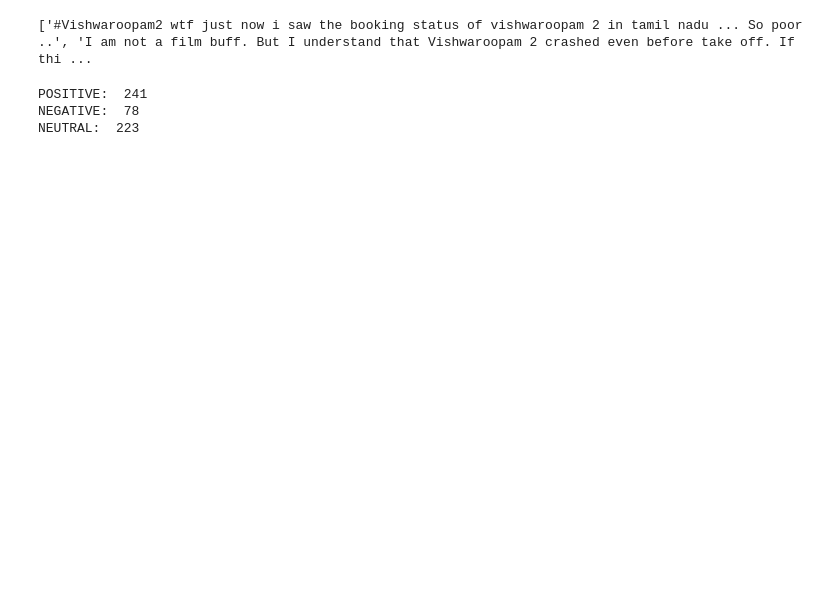
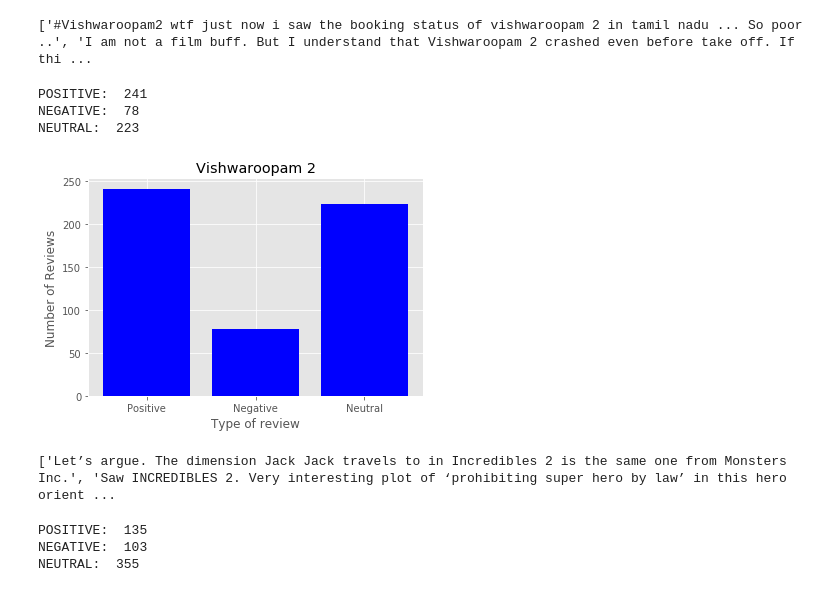
Before and after one commit to Sudha247/Sentiment-Analysis-Experiments, a Jupyter notebook: Movie.ipynb, the cells around one changed output. Saved outputs shown, nothing was run; the diff lists cells and outputs as text; code cells hidden in the pictures; blank space fills up the shorter version.

```diff
--- a/Movie.ipynb
+++ b/Movie.ipynb
@@ -33,3 +33,55 @@ print("NEUTRAL: ", neutral)
 POSITIVE:  241
 NEGATIVE:  78
 NEUTRAL:  223
+# %%
+import matplotlib.pyplot as plt
+%matplotlib inline
+plt.style.use('ggplot')
+
+x = ['Positive', 'Negative', 'Neutral']
+values = [positive, negative, neutral]
+
+x_pos = [i for i, _ in enumerate(x)]
+
+plt.bar(x_pos, values, color='blue')
+plt.xlabel("Type of review")
+plt.ylabel("Number of Reviews")
+plt.title("Vishwaroopam 2")
+
+plt.xticks(x_pos, x)
+
+plt.show()
+# %% [output]
+[figure, added]
+# %%
+file = open('Incredibles 2.txt', 'r')
+text = file.read()
+sentences = text.split('$')
+sentences = [w.strip() for w in sentences]
+print(sentences[:10])
+# %% [output]
+['Let’s argue. The dimension Jack Jack travels to in Incredibles 2 is the same one from Monsters Inc.', 'Saw INCREDIBLES 2. Very interesting plot of ‘prohibiting super hero by law’ in this hero orient ...
+# %%
+positive = 0
+negative = 0
+neutral = 0
+sid = SentimentIntensityAnalyzer()
+for sentence in sentences:
+    #print(sentence)
+    ss = sid.polarity_scores(sentence)
+    #for k in sorted(ss):
+        #print('{0}: {1}, '.format(k, ss[k]), end='')
+    #print()
+    if(ss['compound'] < -0.2):
+        negative = negative + 1
+    elif(ss['compound'] > 0.2):
+        positive = positive + 1
+    else:
+        neutral = neutral + 1
+print("POSITIVE: ", positive)
+print("NEGATIVE: ", negative)
+print("NEUTRAL: ", neutral)
+# %% [output]
+POSITIVE:  135
+NEGATIVE:  103
+NEUTRAL:  355
```
Also changed, not shown: parts of 1 cell of this notebook, 3 other files.
